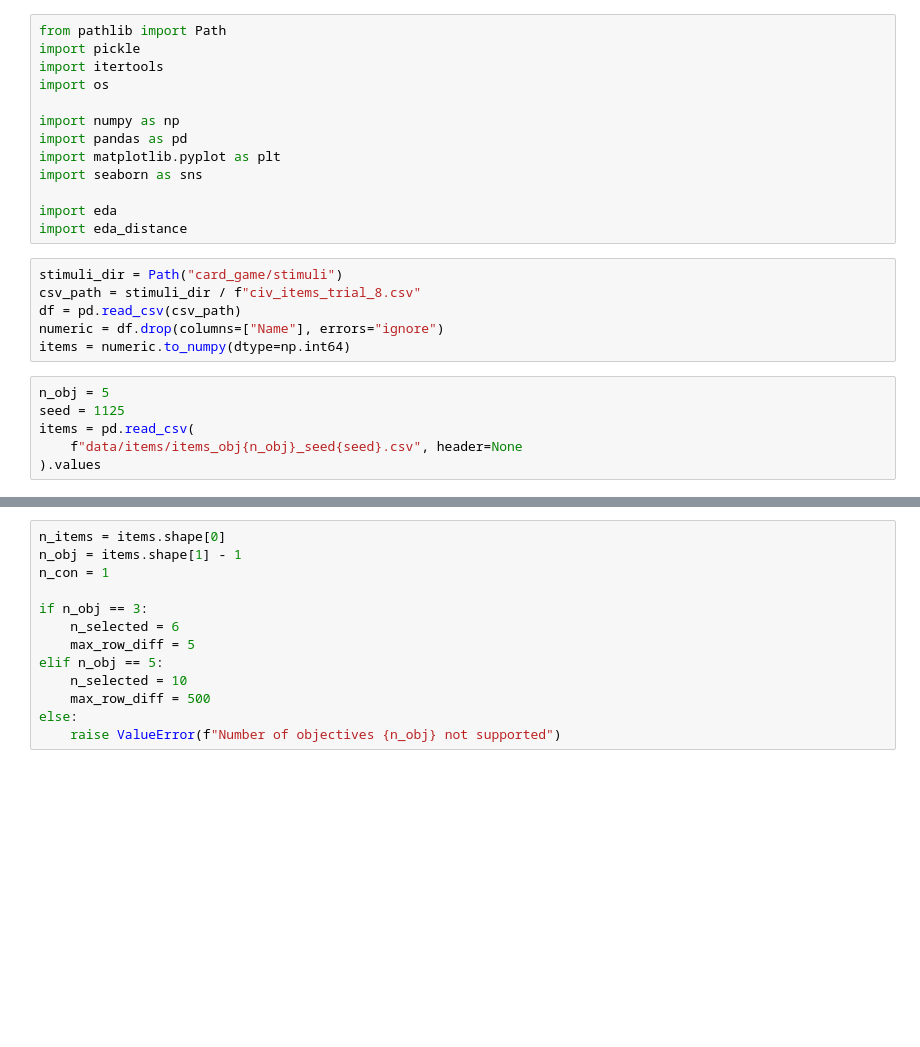
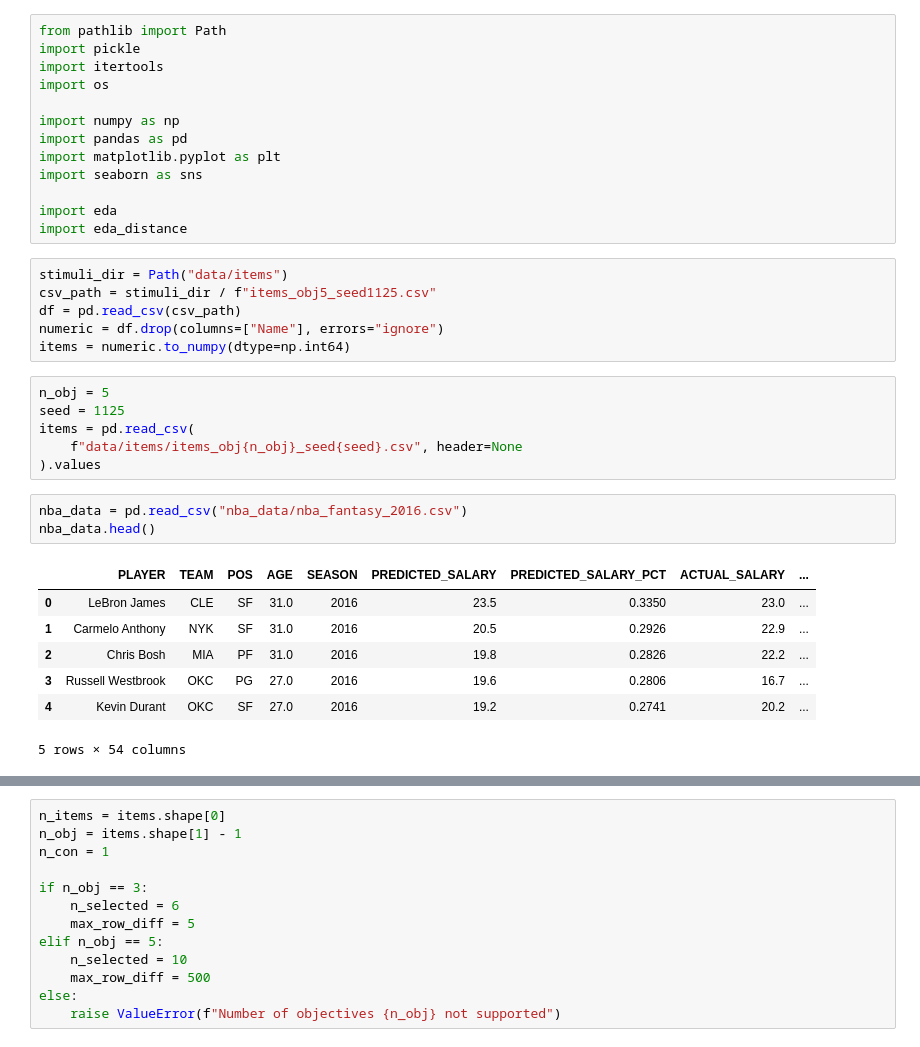
Before and after one commit to rameshsrinivasanuci/multiobjective, a Jupyter notebook: eda_human_inspect.ipynb, the cells around one changed output, grey strips where cells are left out. Drawn from its saved outputs; the diff is of its cells as text; blank space fills up the shorter version.

```diff
--- a/eda_human_inspect.ipynb
+++ b/eda_human_inspect.ipynb
@@ -12,8 +12,8 @@ import seaborn as sns
 import eda
 import eda_distance
 # %%
-stimuli_dir = Path("card_game/stimuli")
-csv_path = stimuli_dir / f"civ_items_trial_8.csv"
+stimuli_dir = Path("data/items")
+csv_path = stimuli_dir / f"items_obj5_seed1125.csv"
 df = pd.read_csv(csv_path)
 numeric = df.drop(columns=["Name"], errors="ignore")
 items = numeric.to_numpy(dtype=np.int64)
@@ -23,3 +23,14 @@ seed = 1125
 items = pd.read_csv(
     f"data/items/items_obj{n_obj}_seed{seed}.csv", header=None
 ).values
+# %%
+nba_data = pd.read_csv("nba_data/nba_fantasy_2016.csv")
+nba_data.head()
+# %% [output]
+|  | PLAYER | TEAM | POS | AGE | SEASON | PREDICTED_SALARY | PREDICTED_SALARY_PCT | ACTUAL_SALARY | ... |
+| 0 | LeBron James | CLE | SF | 31.0 | 2016 | 23.5 | 0.3350 | 23.0 | ... |
+| 1 | Carmelo Anthony | NYK | SF | 31.0 | 2016 | 20.5 | 0.2926 | 22.9 | ... |
+| 2 | Chris Bosh | MIA | PF | 31.0 | 2016 | 19.8 | 0.2826 | 22.2 | ... |
+| 3 | Russell Westbrook | OKC | PG | 27.0 | 2016 | 19.6 | 0.2806 | 16.7 | ... |
+| 4 | Kevin Durant | OKC | SF | 27.0 | 2016 | 19.2 | 0.2741 | 20.2 | ... |
+5 rows × 54 columns
```
Also changed, not shown: parts of 10 cells of this notebook, 1 other file.
